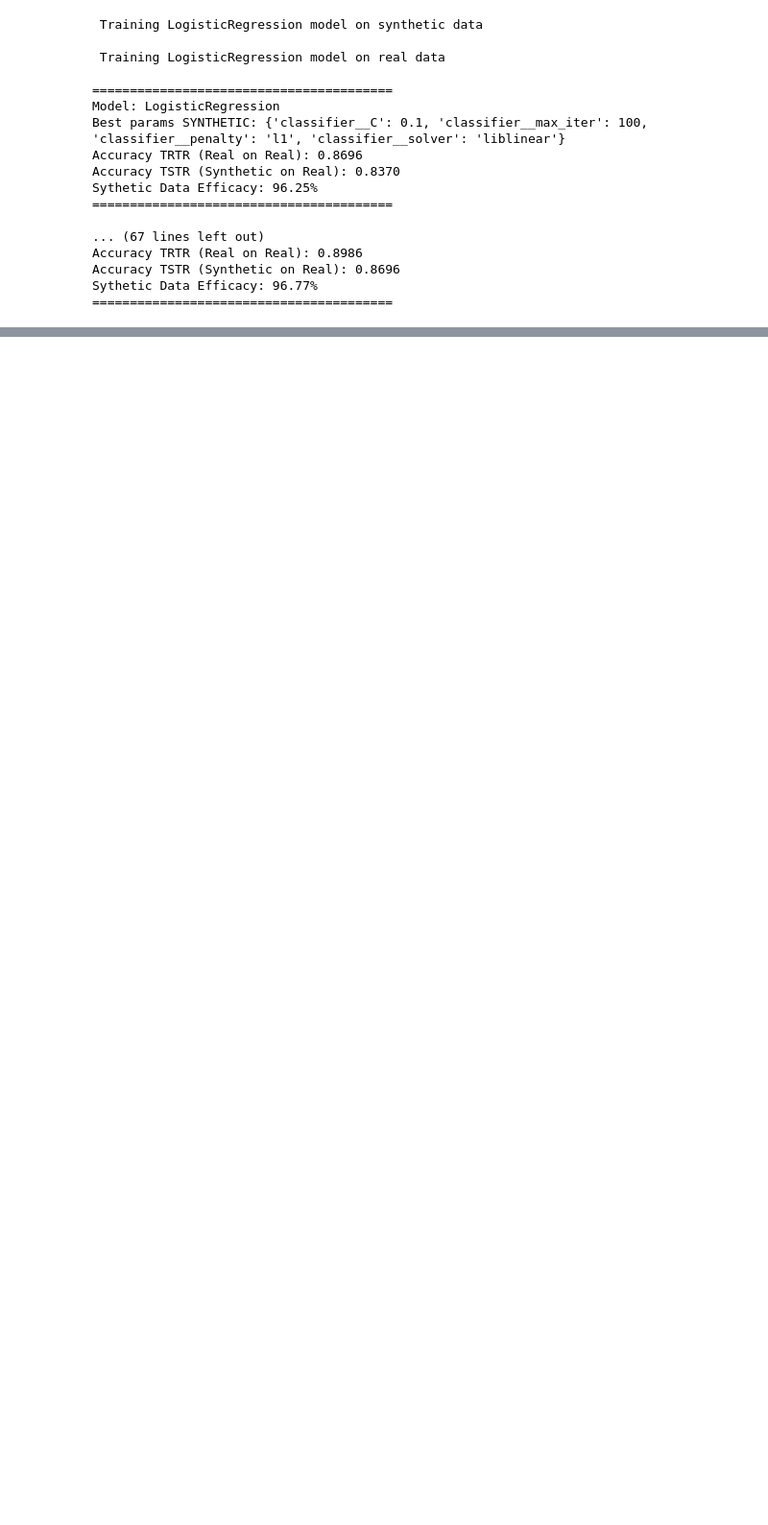
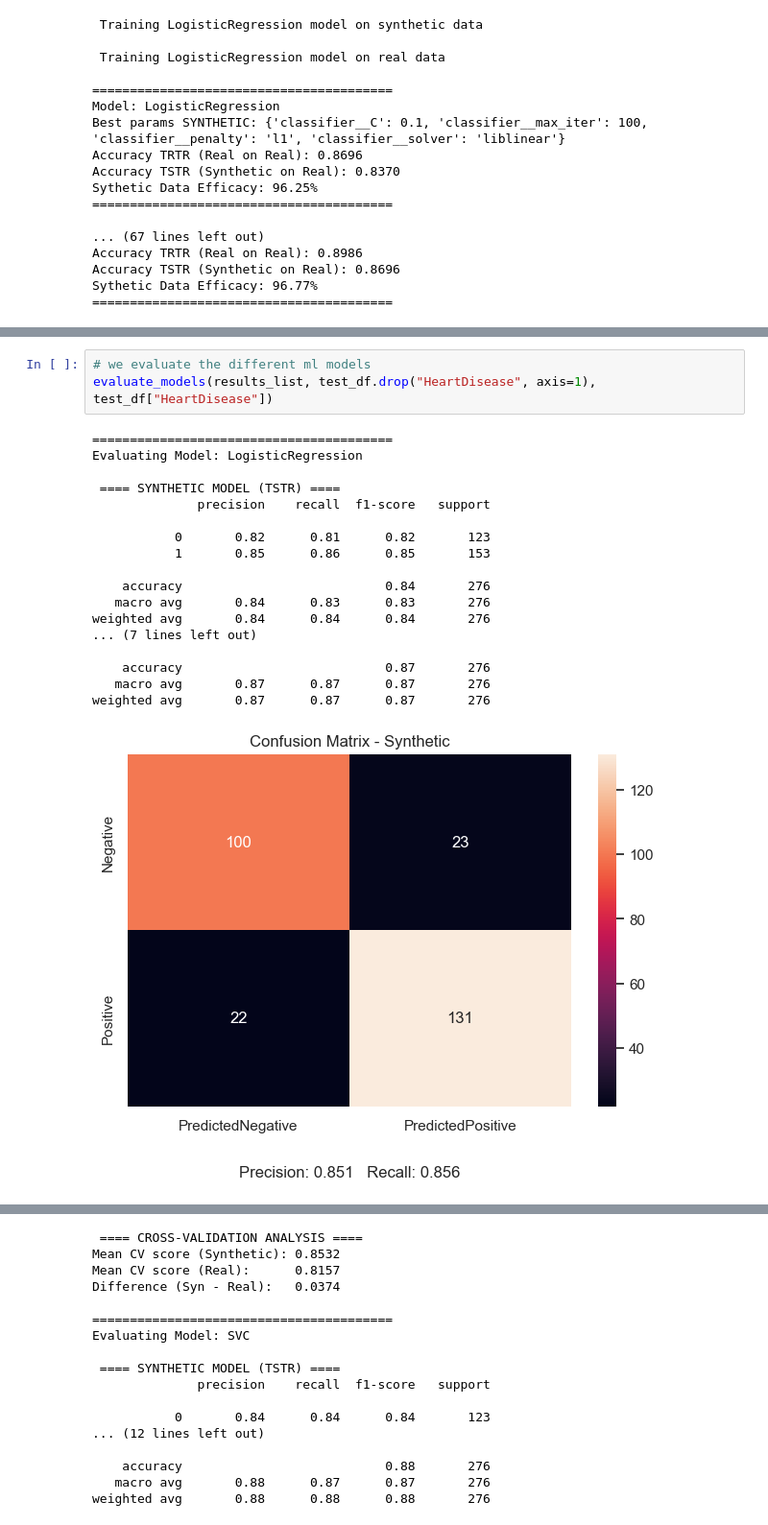
Before and after one commit to RickCraco/computer-science-project, a Jupyter notebook: notebooks/heart_disease_classification_ctgan_xai.ipynb, the cells around one changed output, grey strips where cells are left out. Shown at 96% size. Saved outputs shown, nothing was run; the diff lists cells and outputs as text; blank space fills up the shorter version.

Commit message:
added models evaluation with classification report (precision, recall, f1-score), confusion matrix, ROC and AUC score

```diff
--- a/notebooks/heart_disease_classification_ctgan_xai.ipynb
+++ b/notebooks/heart_disease_classification_ctgan_xai.ipynb
@@ -797,0 +802,22 @@ Sythetic Data Efficacy: 96.77%
+# %%
+# we evaluate the different ml models
+evaluate_models(results_list, test_df.drop("HeartDisease", axis=1), test_df["HeartDisease"])
+# %% [output]
+========================================
+Evaluating Model: LogisticRegression
+
+ ==== SYNTHETIC MODEL (TSTR) ====
+              precision    recall  f1-score   support
+
+           0       0.82      0.81      0.82       123
+           1       0.85      0.86      0.85       153
+
+    accuracy                           0.84       276
+   macro avg       0.84      0.83      0.83       276
+weighted avg       0.84      0.84      0.84       276
+... (7 lines left out)
+
+    accuracy                           0.87       276
+   macro avg       0.87      0.87      0.87       276
+weighted avg       0.87      0.87      0.87       276
+[figure, added]
@@ -797,0 +832,17 @@ Sythetic Data Efficacy: 96.77%
+ ==== CROSS-VALIDATION ANALYSIS ====
+Mean CV score (Synthetic): 0.8532
+Mean CV score (Real):      0.8157
+Difference (Syn - Real):   0.0374
+
+========================================
+Evaluating Model: SVC
+
+ ==== SYNTHETIC MODEL (TSTR) ====
+              precision    recall  f1-score   support
+
+           0       0.84      0.84      0.84       123
+... (12 lines left out)
+
+    accuracy                           0.88       276
+   macro avg       0.88      0.87      0.87       276
+weighted avg       0.88      0.88      0.88       276
```
Also changed, not shown: parts of 3 cells of this notebook.
